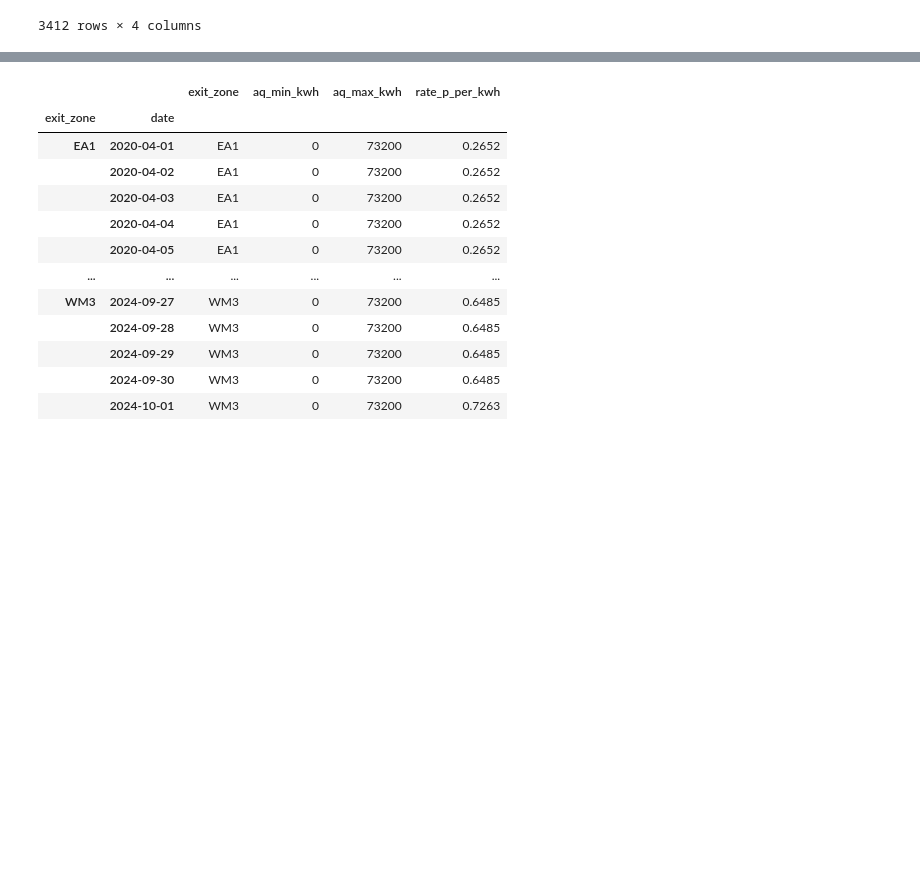
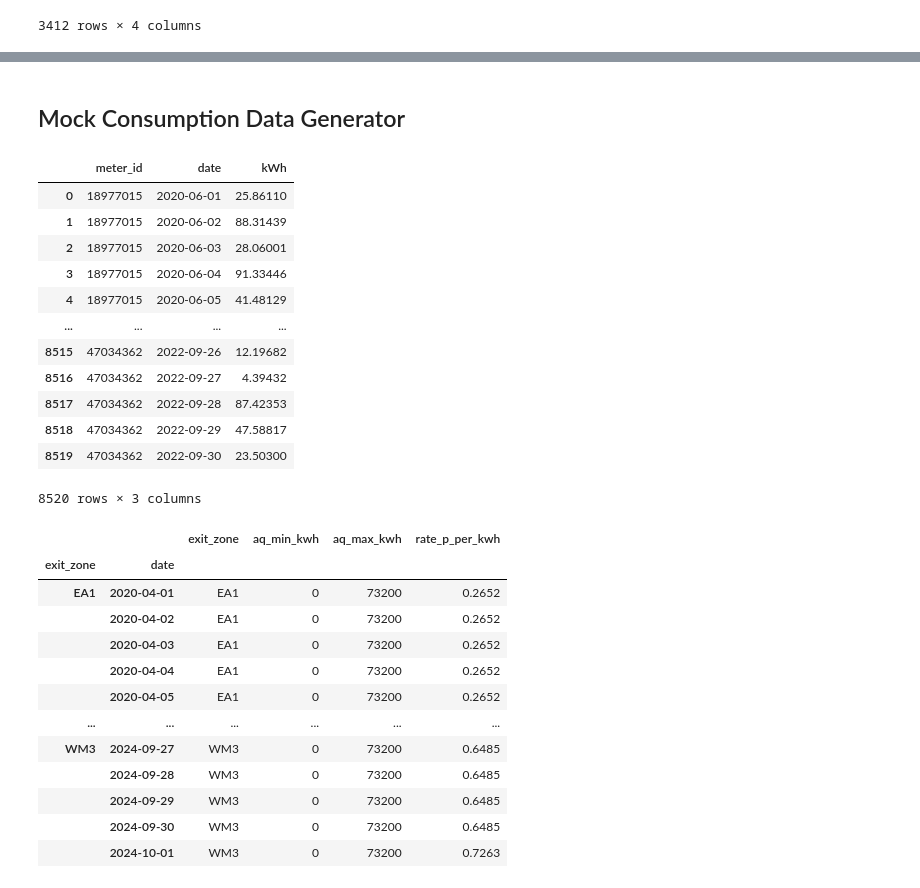
Before and after one commit to kevinvbc/deeproad, a Jupyter notebook: Gorilla_Assignment.ipynb, the cells around one changed output, grey strips where cells are left out. Drawn from its saved outputs; the diff is of its cells as text; code cells hidden in the pictures; blank space fills up the shorter version.

```diff
--- a/Gorilla_Assignment.ipynb
+++ b/Gorilla_Assignment.ipynb
@@ -213,0 +199,14 @@ TypeError: ignored
+# %%
+def meter_generator(size):
+
+  random.seed(49)
+  valid_exit_zones = rate_table['exit_zone'].unique().tolist()
+  meter_ids = random.sample(range(10000000, 99999999), size)
+  annual_quantities = random.sample(range(10000, 100000), size)
+  exit_zones = random.sample(valid_exit_zones, size) #sample from list of valid exit zones
+
+  #meter_list = [list(x) for x in zip(meter_ids, annual_quantities, exit_zones)]
+
+  return meter_ids, annual_quantities, exit_zones
+# %%
+meters,aq,exit_zones = meter_generator(10)
@@ -214,3 +226,36 @@ TypeError: ignored
+# %% [markdown]
+## Mock Consumption Data Generator
+# %%
+forecast_start_date = forecast_table['date'].min()
+
+def mock_consumption_generator(meter_list, start_date = forecast_start_date, duration = 852):
+
+  datelist = pd.date_range(forecast_start_date, periods=duration).tolist()
+  df = pd.DataFrame(list(product(meter_list, datelist)), columns=['meter_id', 'date'])
+  size = len(meter_list)*duration
+  integer_list = random.sample(range(100000, 10000000), size)
+  # create random floats for forecast per day
+  df['kWh'] = [round(x/100000,5) for x in integer_list]
+
+
+  return df
+# %%
+mock_data = mock_consumption_generator(meters)
+mock_data
+# %% [output]
+|  | meter_id | date | kWh |
+| 0 | 18977015 | 2020-06-01 | 25.86110 |
+| 1 | 18977015 | 2020-06-02 | 88.31439 |
+| 2 | 18977015 | 2020-06-03 | 28.06001 |
+| 3 | 18977015 | 2020-06-04 | 91.33446 |
+| 4 | 18977015 | 2020-06-05 | 41.48129 |
+| ... | ... | ... | ... |
+| 8515 | 47034362 | 2022-09-26 | 12.19682 |
+| 8516 | 47034362 | 2022-09-27 | 4.39432 |
+| 8517 | 47034362 | 2022-09-28 | 87.42353 |
+| 8518 | 47034362 | 2022-09-29 | 47.58817 |
+| 8519 | 47034362 | 2022-09-30 | 23.50300 |
+8520 rows × 3 columns
 # %%
 #rate_table.set_index('date').resample('D')
 
```
Also changed, not shown: parts of 13 cells of this notebook.
